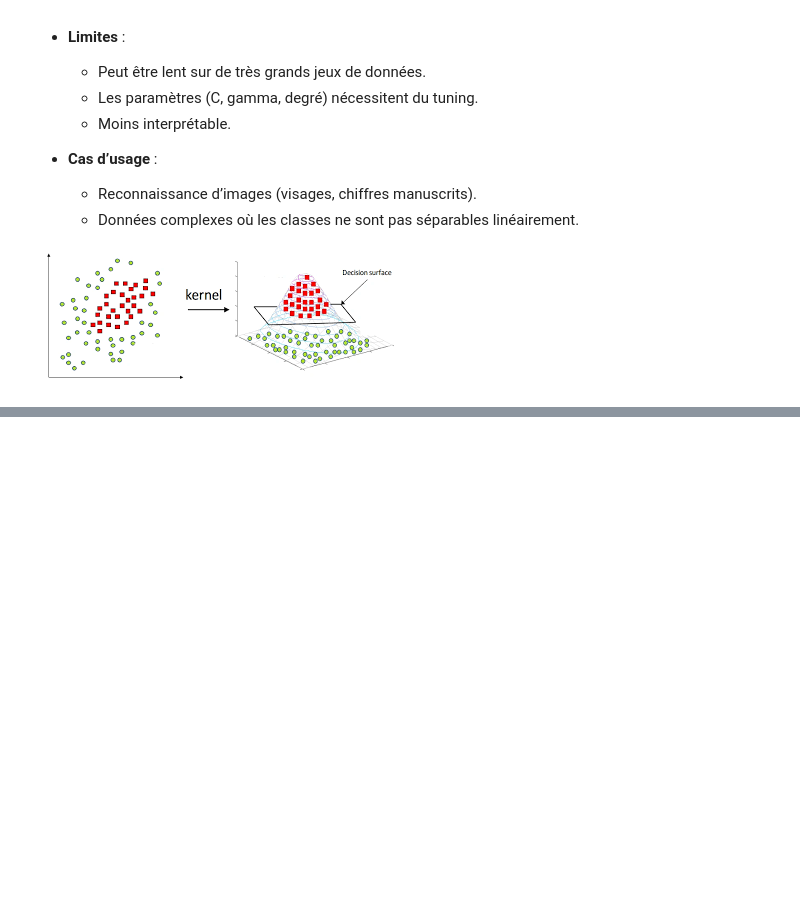
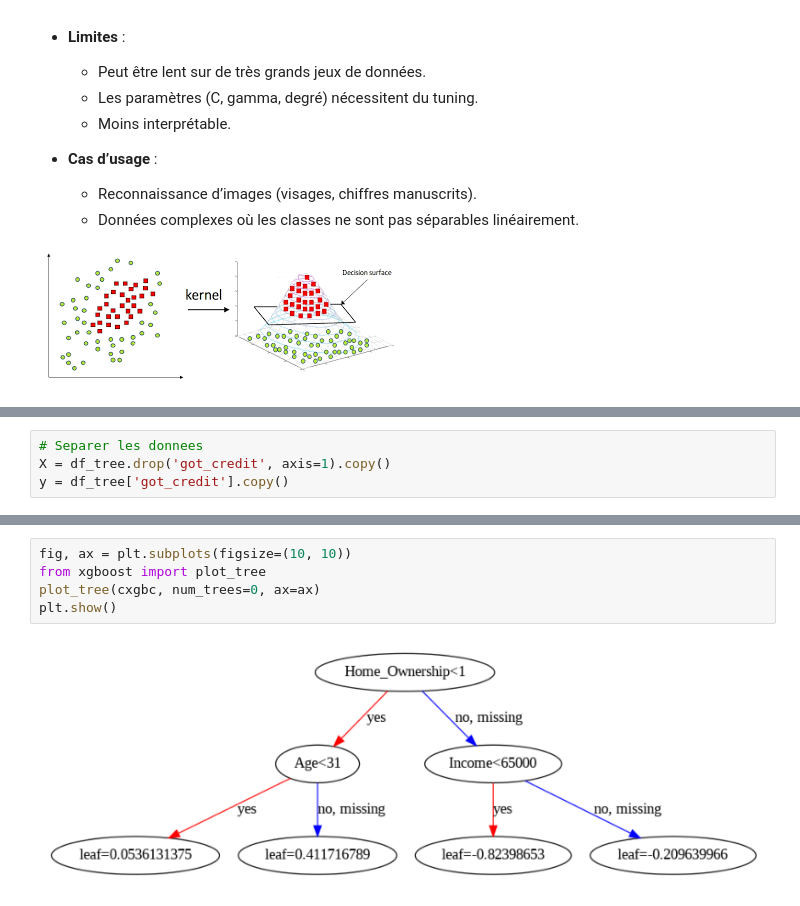
Before and after one commit to bidoscar/AFRICITIZEN-ACDS-Coding, a Jupyter notebook: Seance_6_Classification/seance_6_classification(mardi_09).ipynb, the cells around one changed output, grey strips where cells are left out. Drawn from its saved outputs; the diff is of its cells as text; blank space fills up the shorter version.

```diff
--- a/Seance_6_Classification/Seance_6_Classification_avant_senace_3_-(mardi_02).ipynb
+++ b/Seance_6_Classification/seance_6_classification(mardi_09).ipynb
@@ -883,0 +1258,4 @@ T4. k-Nearest Neighbors (k-NN)
+# %%
+# Separer les donnees
+X = df_tree.drop('got_credit', axis=1).copy()
+y = df_tree['got_credit'].copy()
@@ -883,0 +1613,7 @@ T4. k-Nearest Neighbors (k-NN)
+# %%
+fig, ax = plt.subplots(figsize=(10, 10))
+from xgboost import plot_tree
+plot_tree(cxgbc, num_trees=0, ax=ax)
+plt.show()
+# %% [output]
+[figure, added]
```
Also changed, not shown: parts of 26 cells of this notebook, 3 other files.
